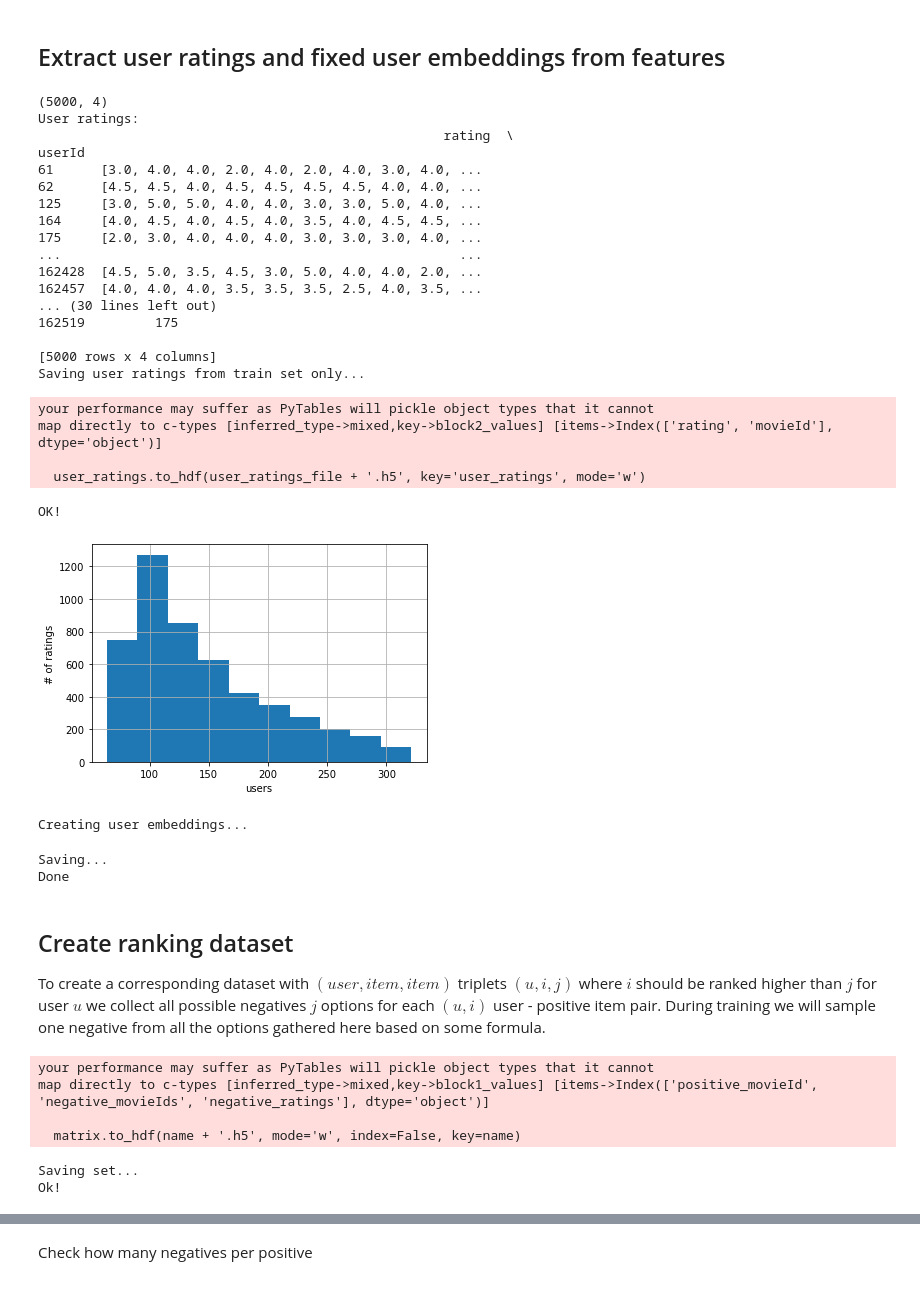
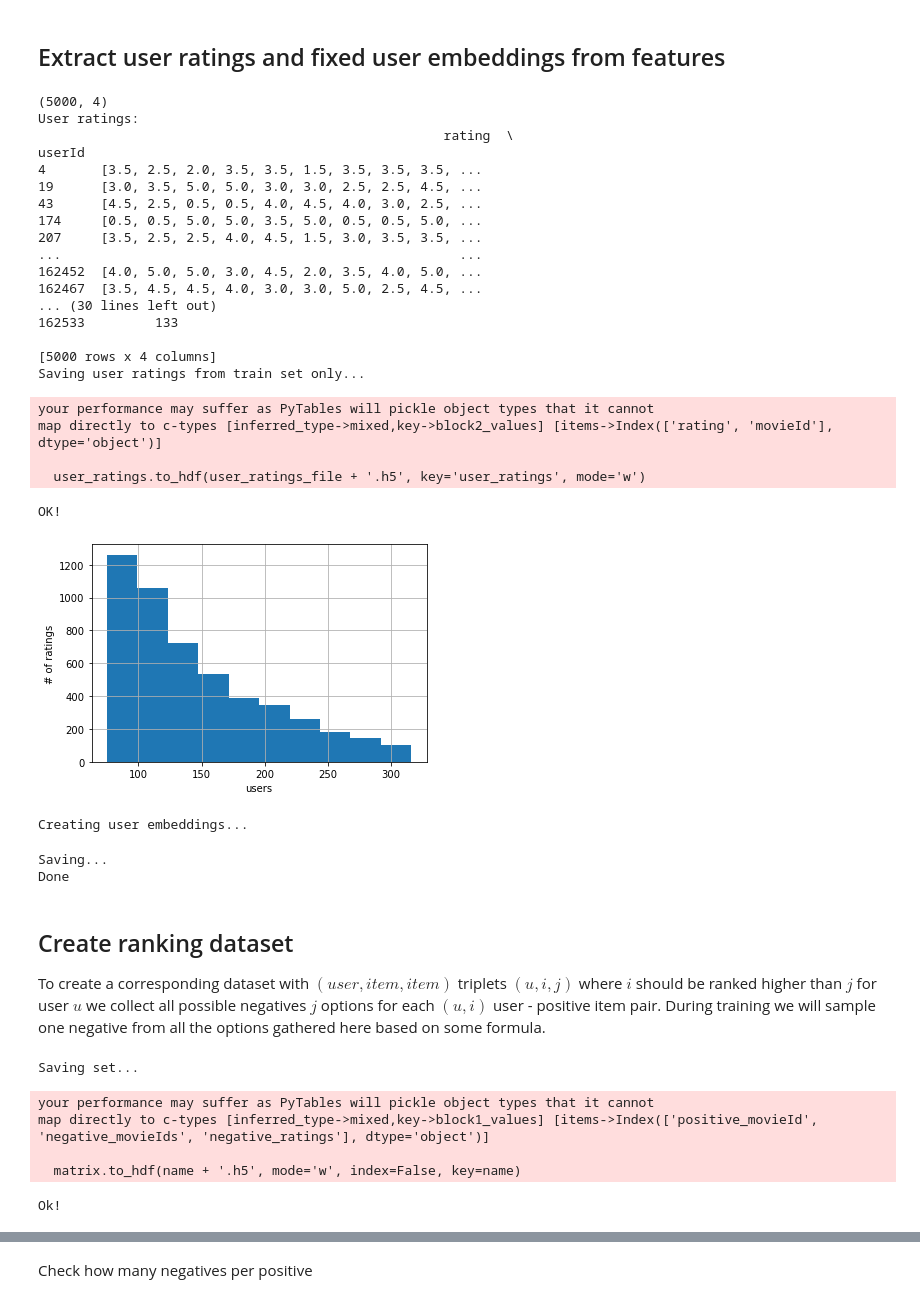
Before and after one commit to michaelbzms/DeepRecommendation, a Jupyter notebook: src/create_dataset.ipynb, the cells around one changed output, grey strips where cells are left out. Drawn from its saved outputs; the diff is of its cells as text; code cells hidden in the pictures.

```diff
--- a/src/create_dataset.ipynb
+++ b/src/create_dataset.ipynb
@@ -18,15 +19,15 @@ use_audio = False
 
 # arbitrary util matrix filters
 LIMIT_USERS = None
-MIN_VOTES_PER_ITEM = 1800        # in 160.000 users
-FINAL_MIN_VOTES_PER_ITEM = 150   # in final subset of users
+MIN_VOTES_PER_ITEM = 1500 # 1800        # in 160.000 users
+FINAL_MIN_VOTES_PER_ITEM = 200  # 100   # in final subset of users
 MIN_VOTES_PER_USER = 100
 MAX_VOTES_PER_USER = 400
 HARD_LIMIT_ITEMS = None
 HARD_LIMIT_USERS = 5000
 
 # item metadata filters
-MIN_YEAR = 1995
+MIN_YEAR = 2000  # 2000
 MIN_APPEARANCES = 3       # minimum number of appearances for a movie's personel (e.g. actor, director, etc) in other movies (in our dataset) in order to keep him in the metadata extracted
 
 save_user_ratings = True
@@ -682,8 +695,7 @@ if save_user_ratings:
 
 
     # IMPORTANT to sort by movieId
-    user_ratings: pd.DataFrame = ratings_to_use.drop('timestamp', axis=1).sort_values(by='movieId').groupby(
-        'userId').agg({'rating': list, 'movieId': list})
+    user_ratings: pd.DataFrame = ratings_to_use.drop('timestamp', axis=1).sort_values(by='movieId').groupby('userId').agg({'rating': list, 'movieId': list})
     user_ratings['rating'] = user_ratings['rating'].apply(lambda x: np.array(x))
     user_ratings['movieId'] = user_ratings['movieId'].apply(lambda x: np.array(x))
     user_ratings['meanRating'] = user_ratings['rating'].apply(lambda x: np.mean(x))
@@ -702,42 +714,42 @@ if save_user_ratings:
     user_ratings["rating"].apply(lambda x: len(x)).hist()
     plt.show()
 
     if extract_features and create_user_embeddings_too:
         # create user_embeddings from user ratings once beforehand
         # Note: This takes a very long time
         print('Creating user embeddings...')
         user_embeddings = pd.DataFrame(index=user_ratings.index.unique().copy(), data=np.zeros((len(user_ratings.index.unique()), metadata.shape[1])))
         for userId, user_ratings in tqdm(user_ratings.groupby('userId'), desc='Creating user embeddings...'):
             # Note: iloc[0] is needed because of some weird encapsulation idk
             user_embeddings.at[userId, :] = create_user_embedding(user_ratings.iloc[0], metadata)
 
         print('Saving...')
         user_embeddings.to_hdf(user_embeddings_file + '.h5', key='user_embeddings', mode='w')
         print('Done')
 # %% [output]
 (5000, 4)
 User ratings:
                                                     rating  \
 userId
-61      [3.0, 4.0, 4.0, 2.0, 4.0, 2.0, 4.0, 3.0, 4.0, ...
-62      [4.5, 4.5, 4.0, 4.5, 4.5, 4.5, 4.5, 4.0, 4.0, ...
-125     [3.0, 5.0, 5.0, 4.0, 4.0, 3.0, 3.0, 5.0, 4.0, ...
-164     [4.0, 4.5, 4.0, 4.5, 4.0, 3.5, 4.0, 4.5, 4.5, ...
-175     [2.0, 3.0, 4.0, 4.0, 4.0, 3.0, 3.0, 3.0, 4.0, ...
+4       [3.5, 2.5, 2.0, 3.5, 3.5, 1.5, 3.5, 3.5, 3.5, ...
+19      [3.0, 3.5, 5.0, 5.0, 3.0, 3.0, 2.5, 2.5, 4.5, ...
+43      [4.5, 2.5, 0.5, 0.5, 4.0, 4.5, 4.0, 3.0, 2.5, ...
+174     [0.5, 0.5, 5.0, 5.0, 3.5, 5.0, 0.5, 0.5, 5.0, ...
+207     [3.5, 2.5, 2.5, 4.0, 4.5, 1.5, 3.0, 3.5, 3.5, ...
 ...                                                   ...
-162428  [4.5, 5.0, 3.5, 4.5, 3.0, 5.0, 4.0, 4.0, 2.0, ...
-162457  [4.0, 4.0, 4.0, 3.5, 3.5, 3.5, 2.5, 4.0, 3.5, ...
+162452  [4.0, 5.0, 5.0, 3.0, 4.5, 2.0, 3.5, 4.0, 5.0, ...
+162467  [3.5, 4.5, 4.5, 4.0, 3.0, 3.0, 5.0, 2.5, 4.5, ...
 ... (30 lines left out)
-162519         175
+162533         133
 
 [5000 rows x 4 columns]
 Saving user ratings from train set only...
 your performance may suffer as PyTables will pickle object types that it cannot
 map directly to c-types [inferred_type->mixed,key->block2_values] [items->Index(['rating', 'movieId'], dtype='object')]
 
   user_ratings.to_hdf(user_ratings_file + '.h5', key='user_ratings', mode='w')
 OK!
-[figure, old version]
+[figure, new version]
 Creating user embeddings...
 Saving...
 Done
@@ -797,12 +809,12 @@ print('Saving set...')
 save_ranking_set(triplet_df, f'../data/ranking_train')   # TODO: hardcoded path should be in globals?
 print('Ok!')
 # %% [output]
-your performance may suffer as PyTables will pickle object types that it cannot
-map directly to c-types [inferred_type->mixed,key->block1_values] [items->Index(['positive_movieId', 'negative_movieIds', 'negative_ratings'], dtype='object')]
-
-  matrix.to_hdf(name + '.h5', mode='w', index=False, key=name)
+Saving set...
-Saving set...
-Ok!
+your performance may suffer as PyTables will pickle object types that it cannot
+map directly to c-types [inferred_type->mixed,key->block1_values] [items->Index(['positive_movieId', 'negative_movieIds', 'negative_ratings'], dtype='object')]
+
+  matrix.to_hdf(name + '.h5', mode='w', index=False, key=name)
+Ok!
 # %%
 triplet_df
 # %% [output]
```
Also changed, not shown: parts of 20 cells of this notebook, 3 other files.
